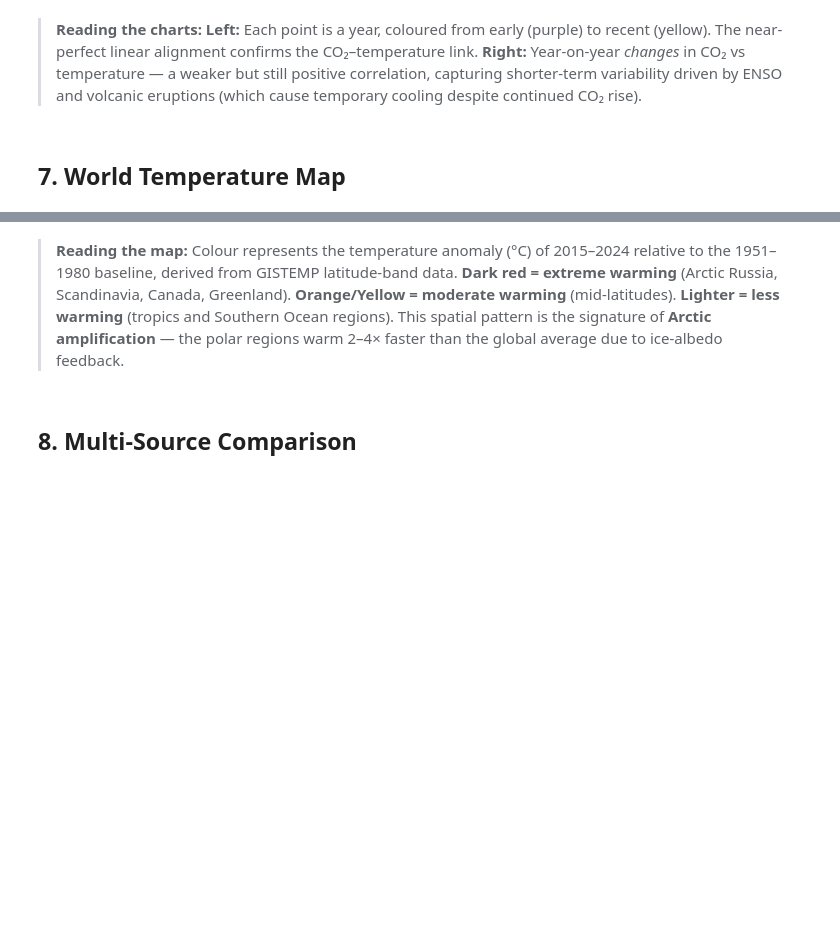
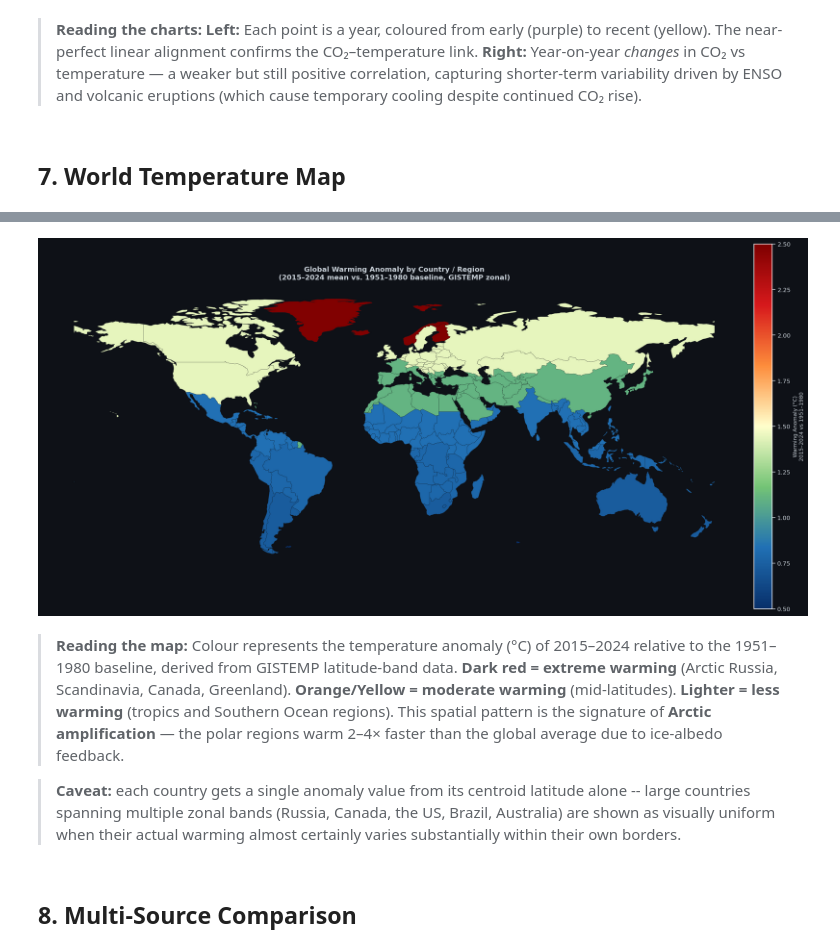
Before and after one commit to Nobby-sibanda/Global-Temperature-Analysis, a Jupyter notebook: notebooks/Global_Temperature_Analysis.ipynb, the cells around one changed output, grey strips where cells are left out. Saved outputs shown, nothing was run; the diff lists cells and outputs as text; code cells hidden in the pictures; blank space fills up the shorter version.

```diff
--- a/notebooks/Global_Temperature_Analysis.ipynb
+++ b/notebooks/Global_Temperature_Analysis.ipynb
@@ -130,7 +169,8 @@ df_global[['Year','Annual'] + month_cols].tail(5)
 # %%
 # ── 1B. NASA GISTEMP v4 — Zonal Means ────────────────────────────────────────
 raw_zonal = fetch('https://data.giss.nasa.gov/gistemp/tabledata_v4/ZonAnn.Ts+dSST.csv')
-df_zonal  = pd.read_csv(io.StringIO(raw_zonal), skiprows=1, na_values=['***','****','**'])
+_skip = 0 if raw_zonal.splitlines()[0].startswith('Year') else 1
+df_zonal  = pd.read_csv(io.StringIO(raw_zonal), skiprows=_skip, na_values=['***','****','**'])
 df_zonal.columns = df_zonal.columns.str.strip()
 df_zonal = df_zonal[df_zonal['Year'].apply(lambda x: str(x).isdigit())]
 df_zonal['Year'] = df_zonal['Year'].astype(int)
@@ -199,8 +275,11 @@ df_be_annual.tail(5)
 raw_owid = fetch('https://raw.githubusercontent.com/owid/co2-data/master/owid-co2-data.csv')
 df_owid  = pd.read_csv(io.StringIO(raw_owid), low_memory=False)
 # Keep only countries with ISO codes (remove continents/world)
-df_owid_ctry = df_owid[df_owid['iso_code'].notna() &
-                        ~df_owid['iso_code'].str.startswith('OWID')].copy()
+# .str.startswith() on the raw column propagates NaN for null iso_code rows,
+# and pandas raises on ~ (invert) over a NaN-containing boolean/object array --
+# fillna('') first so the mask is a clean all-bool Series.
+_iso = df_owid['iso_code']
+df_owid_ctry = df_owid[_iso.notna() & ~_iso.fillna('').str.startswith('OWID')].copy()
 # Get most recent year per country
 latest_year = df_owid_ctry['year'].max() - 2   # leave buffer for NAs
 df_owid_snap = (df_owid_ctry[df_owid_ctry['year'] >= latest_year - 5]
@@ -535,6 +681,10 @@ for z, v in sorted(zone_anomaly.items()):
 # %%
 # ── 7B. Assign zone anomaly to each country by centroid latitude ──────────────
-world = gpd.read_file(gpd.datasets.get_path('naturalearth_lowres'))
+# naturalearth_lowres was removed from geopandas's bundled datasets in v1.0+ --
+# fetch the same Natural Earth 1:110m admin-0 countries layer directly instead.
+NE_COUNTRIES_URL = 'https://raw.githubusercontent.com/nvkelso/natural-earth-vector/master/geojson/ne_110m_admin_0_countries.geojson'
+world = gpd.read_file(NE_COUNTRIES_URL)
+world = world.rename(columns={'NAME': 'name', 'ISO_A3': 'iso_a3', 'CONTINENT': 'continent', 'POP_EST': 'pop_est'})
 world = world[world['name'] != 'Antarctica']
 
 def lat_to_anomaly(lat):
@@ -556,34 +717,37 @@ world[['name','centroid_lat','temp_anomaly','ghg_temp_change']].dropna().head(8)
 # %%
 # ── 7C. Static choropleth — warming anomaly by country ───────────────────────
 fig, ax = plt.subplots(figsize=(20, 10), subplot_kw={'projection': None})
 fig.patch.set_facecolor('#0E1117')
 ax.set_facecolor('#0E1117')
 
 vmin, vmax = 0.5, 2.5
 norm = plt.Normalize(vmin=vmin, vmax=vmax)
 
 world_plot = world.dropna(subset=['temp_anomaly'])
 world.plot(ax=ax, color='#21262D', edgecolor='#30363D', lw=0.3)
 world_plot.plot(ax=ax, column='temp_anomaly', cmap=TEMP_CMAP, norm=norm,
                 edgecolor='#0E1117', lw=0.25, legend=False)
 
 sm = plt.cm.ScalarMappable(cmap=TEMP_CMAP, norm=norm)
 sm.set_array([])
 cbar = plt.colorbar(sm, ax=ax, fraction=0.025, pad=0.01, orientation='vertical')
-cbar.set_label('Warming Anomaly (°C)
-2015–2024 vs 1951–1980', color='#C9D1D9', fontsize=10)
+cbar.set_label('Warming Anomaly (°C)\n2015–2024 vs 1951–1980', color='#C9D1D9', fontsize=10)
 cbar.ax.yaxis.set_tick_params(color='#C9D1D9')
 plt.setp(cbar.ax.yaxis.get_ticklabels(), color='#C9D1D9')
 
 ax.set_title('Global Warming Anomaly by Country / Region\n(2015–2024 mean vs. 1951–1980 baseline, GISTEMP zonal)',
              color='#C9D1D9', fontsize=13, pad=12)
 ax.set_axis_off()
 plt.tight_layout(); plt.show()
+# %% [output]
+[figure, added]
 # %% [markdown]
 > **Reading the map:**
 > Colour represents the temperature anomaly (°C) of 2015–2024 relative to the 1951–1980 baseline, derived from GISTEMP latitude-band data.
 > **Dark red = extreme warming** (Arctic Russia, Scandinavia, Canada, Greenland). **Orange/Yellow = moderate warming** (mid-latitudes). **Lighter = less warming** (tropics and Southern Ocean regions).
 > This spatial pattern is the signature of **Arctic amplification** — the polar regions warm 2–4× faster than the global average due to ice-albedo feedback.
+
+> **Caveat:** each country gets a single anomaly value from its centroid latitude alone -- large countries spanning multiple zonal bands (Russia, Canada, the US, Brazil, Australia) are shown as visually uniform when their actual warming almost certainly varies substantially within their own borders.
 # %%
 # ── 7D. Interactive Plotly choropleth ─────────────────────────────────────────
 fig_map = go.Figure(go.Choropleth(
```
Also changed, not shown: parts of 38 cells of this notebook, 2 other files.
